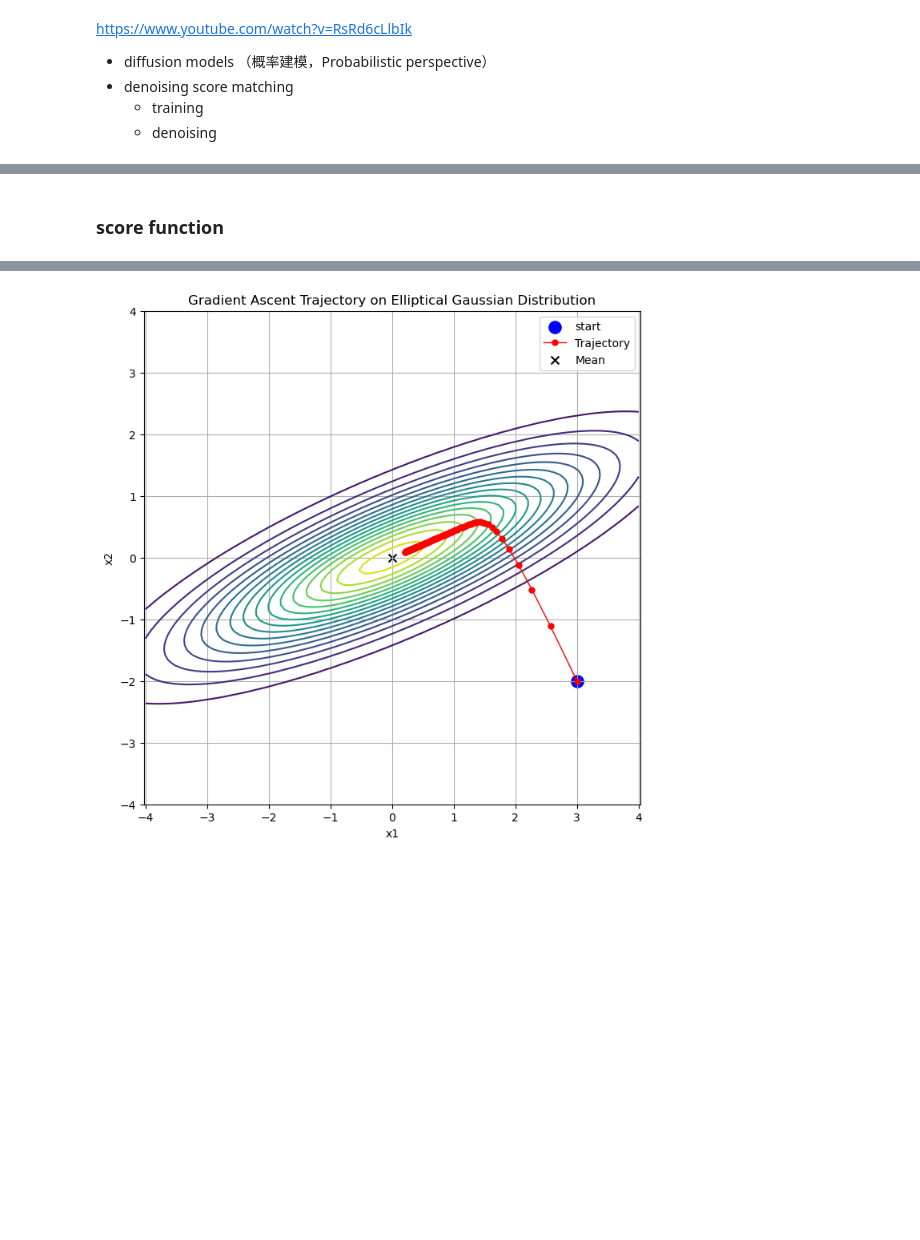
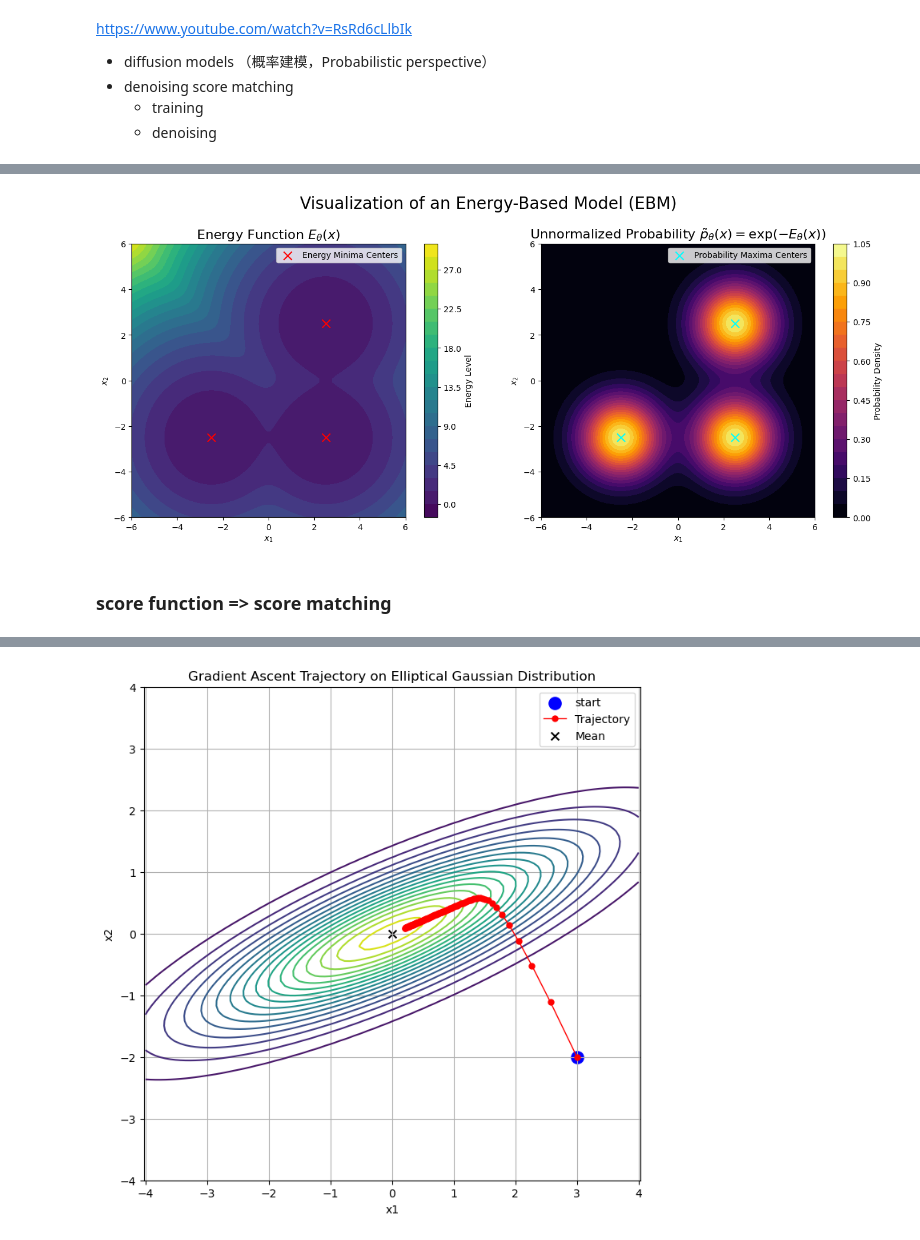
Before and after one commit to chunhuizhang/diffusion_models_tutorials, a Jupyter notebook: tutorials/score/score_matching.ipynb, the cells around one changed output, grey strips where cells are left out. Drawn from its saved outputs; the diff is of its cells as text; code cells hidden in the pictures; blank space fills up the shorter version.

```diff
--- a/tutorials/score/denoising_score_matching.ipynb
+++ b/tutorials/score/score_matching.ipynb
@@ -13,3 +34,76 @@ https://www.youtube.com/watch?v=RsRd6cLlbIk
+# %%
+mus = [np.array([2.5, 2.5]),
+       np.array([-2.5, -2.5]),
+       np.array([2.5, -2.5])]
+
+sigma = 1.2  # 控制山谷的宽度
+
+def energy_function(x):
+    """
+    计算给定点 x 的能量。
+    x 是一个 (2,) 的 numpy 数组。
+    """
+    # 计算到每个中心的二次能量（距离的平方）
+    # E_i(x) = ||x - mu_i||^2 / (2*sigma^2)
+    energies = [np.sum(np.square(x - mu)) / (2 * sigma**2) for mu in mus]
+
+    # 使用 log-sum-exp 技巧来平滑地组合能量
+    # E(x) = -log( sum( exp(-E_i(x)) ) )
+    # 这会产生一个在每个 mu 附近都有低能量区域的平滑能量场
+    total_exp = np.sum(np.exp(-np.array(energies)))
+    return -np.log(total_exp)
+
+# 2. 定义非归一化的概率函数 p_tilde(x)
+def unnormalized_prob(x):
+    """
+    计算非归一化的概率 p_tilde(x) = exp(-E(x))
+    """
+    return np.exp(-energy_function(x))
+
+# 3. 设置可视化网格
+x_range = np.linspace(-6, 6, 100)
+y_range = np.linspace(-6, 6, 100)
+X, Y = np.meshgrid(x_range, y_range)
+
+# 4. 在网格上计算能量和概率
+E_grid = np.zeros_like(X)
+P_grid = np.zeros_like(X)
+
+for i in range(X.shape[0]):
+    for j in range(X.shape[1]):
+        point = np.array([X[i, j], Y[i, j]])
+        E_grid[i, j] = energy_function(point)
+        P_grid[i, j] = unnormalized_prob(point)
+
+# 5. 绘制图像
+fig, (ax1, ax2) = plt.subplots(1, 2, figsize=(14, 6))
+
+# 绘制能量函数 E(x)
+contour1 = ax1.contourf(X, Y, E_grid, levels=20, cmap='viridis')
+fig.colorbar(contour1, ax=ax1, label='Energy Level')
+ax1.set_title('Energy Function $E_\\theta(x)$', fontsize=16)
+ax1.set_xlabel('$x_1$')
+ax1.set_ylabel('$x_2$')
+# 标记出能量谷底的中心
+mus_np = np.array(mus)
+ax1.scatter(mus_np[:, 0], mus_np[:, 1], c='red', marker='x', s=100, label='Energy Minima Centers')
+ax1.legend()
+ax1.set_aspect('equal', adjustable='box')
+
+# 绘制非归一化概率 p_tilde(x)
+contour2 = ax2.contourf(X, Y, P_grid, levels=20, cmap='inferno')
+fig.colorbar(contour2, ax=ax2, label='Probability Density')
+ax2.set_title('Unnormalized Probability $\\tilde{p}_\\theta(x) = \\exp(-E_\\theta(x))$', fontsize=16)
+ax2.set_xlabel('$x_1$')
+ax2.set_ylabel('$x_2$')
+ax2.scatter(mus_np[:, 0], mus_np[:, 1], c='cyan', marker='x', s=100, label='Probability Maxima Centers')
+ax2.legend()
+ax2.set_aspect('equal', adjustable='box')
+
+plt.suptitle('Visualization of an Energy-Based Model (EBM)', fontsize=20)
+plt.tight_layout(rect=[0, 0.03, 1, 0.95])
+# %% [output]
+[figure, added]
 # %% [markdown]
-### score function
+### score function => score matching
 # %% [markdown]
```
Also changed, not shown: parts of 7 cells of this notebook.
